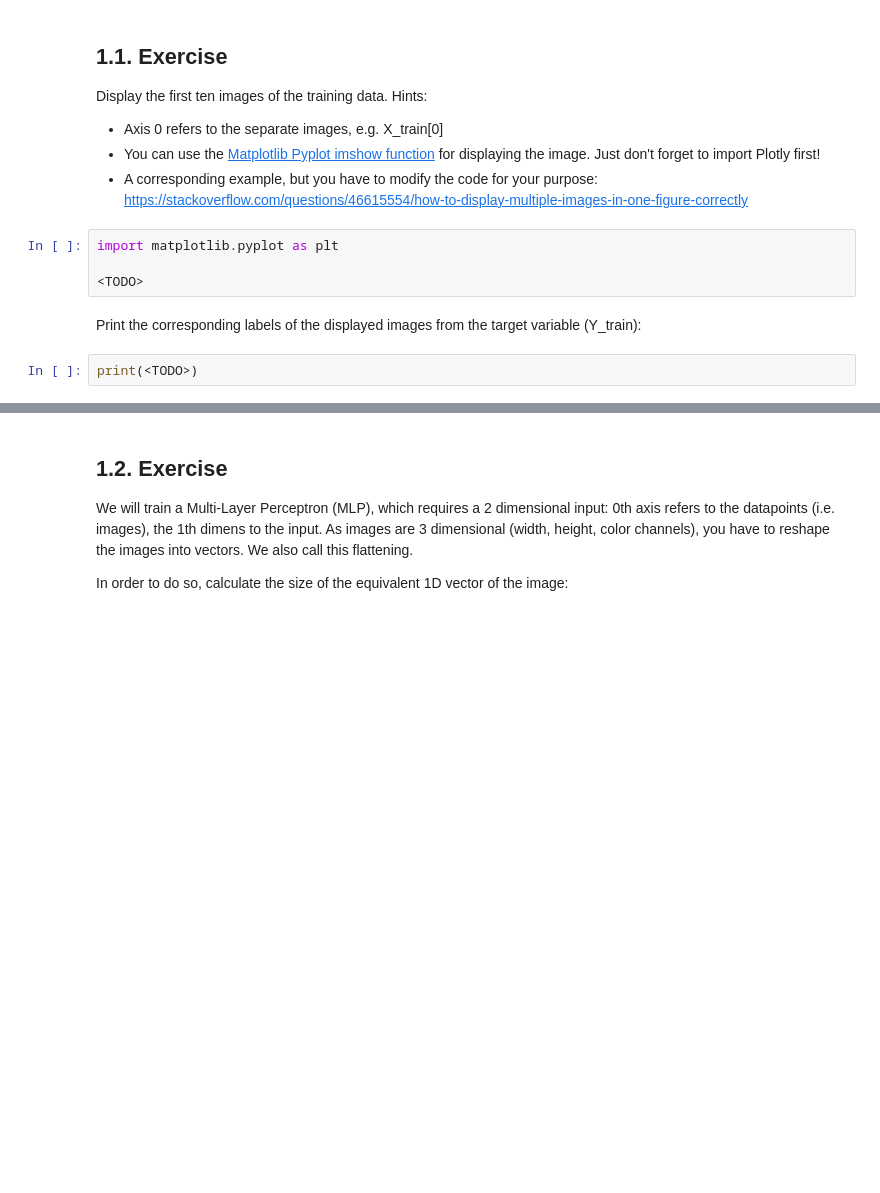
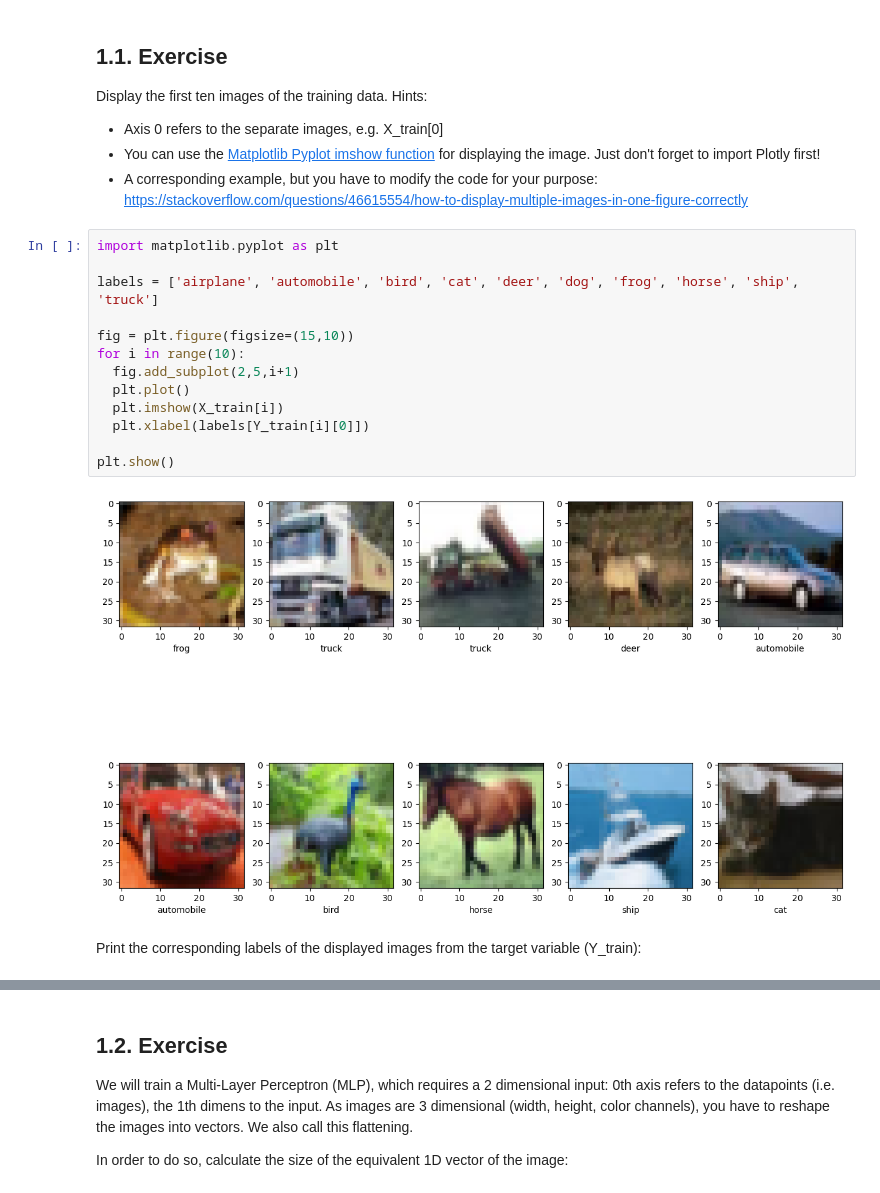
Before and after one commit to ntran4869/deep-learning-assignment3, a Jupyter notebook: nguyentran_assesment3.ipynb, the cells around one changed output, grey strips where cells are left out. Saved outputs shown, nothing was run; the diff lists cells and outputs as text; blank space fills up the shorter version.

```diff
--- a/nguyentran_assesment3.ipynb
+++ b/nguyentran_assesment3.ipynb
@@ -41,11 +47,20 @@ Display the first ten images of the training data. Hints:
 * Axis 0 refers to the separate images, e.g. X_train[0]
 * You can use the [Matplotlib Pyplot imshow function](https://matplotlib.org/stable/api/_as_gen/matplotlib.pyplot.imshow.html) for displaying the image. Just don't forget to import Plotly first!
 * A corresponding example, but you have to modify the code for your purpose: https://stackoverflow.com/questions/46615554/how-to-display-multiple-images-in-one-figure-correctly
-# %%
-import matplotlib.pyplot as plt
-
-<TODO>
+# %%
+import matplotlib.pyplot as plt
+
+labels = ['airplane', 'automobile', 'bird', 'cat', 'deer', 'dog', 'frog', 'horse', 'ship', 'truck']
+
+fig = plt.figure(figsize=(15,10))
+for i in range(10):
+  fig.add_subplot(2,5,i+1)
+  plt.plot()
+  plt.imshow(X_train[i])
+  plt.xlabel(labels[Y_train[i][0]])
+
+plt.show()
+# %% [output]
+[figure, added]
 # %% [markdown]
 Print the corresponding labels of the displayed images from the target variable (Y_train):
-# %%
-print(<TODO>)
```
Also changed, not shown: parts of 10 cells of this notebook.
